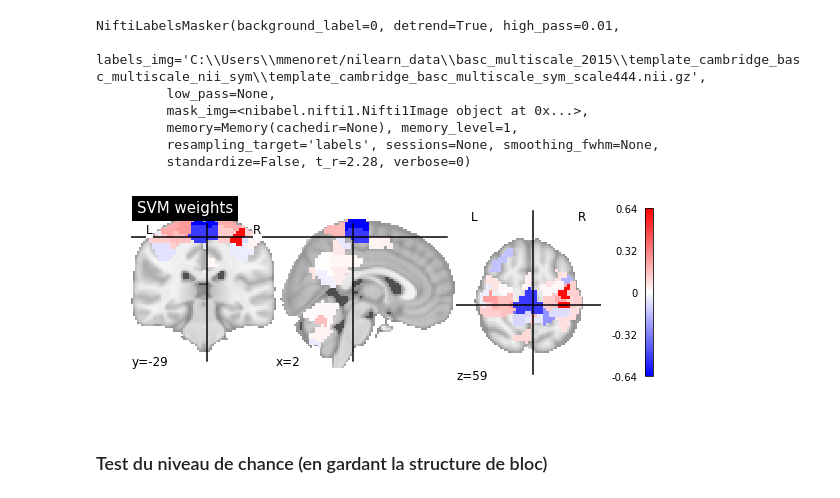
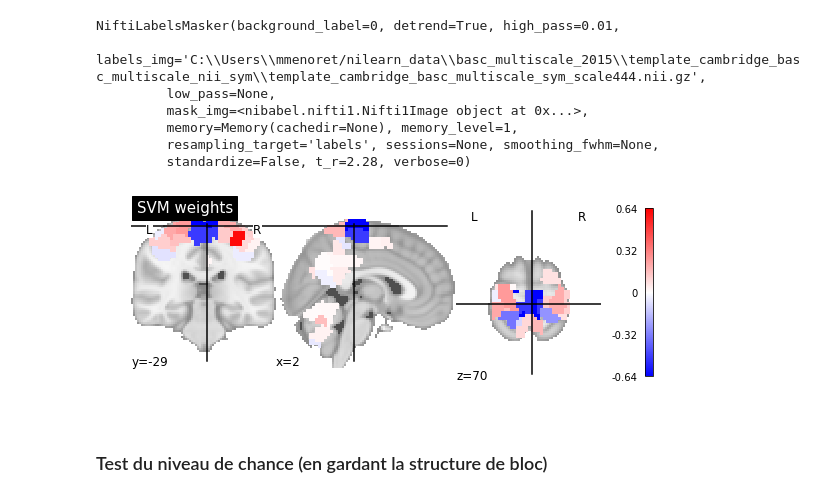
Before and after one commit to mmenoret/irm_marche, a Jupyter notebook: IRM_Marche_MainPied.ipynb, the cells around one changed output. Drawn from its saved outputs; the diff is of its cells as text; code cells hidden in the pictures.

```diff
--- a/IRM_Marche_MainPied.ipynb
+++ b/IRM_Marche_MainPied.ipynb
@@ -107,9 +107,9 @@ NiftiLabelsMasker(background_label=0, detrend=True, high_pass=0.01,
 # %%
 # Plot resulting weights of the SVM & selected regions
 weights=pipeline_anova.named_steps['classif_name'].coef_
-index=plot_selectedregions(pipeline_anova,masker,weights=weights,anova_name='anova')
+index=plot_selectedregions(pipeline_anova,masker,weights=weights,anova_name='anova',cut_coords=[2,-29,70])
 # %% [output]
-[figure, old version]
+[figure, new version]
 # %% [markdown]
 ### Test du niveau de chance (en gardant la structure de bloc)
 # %%
```
Also changed, not shown: parts of 1 cell of this notebook.
